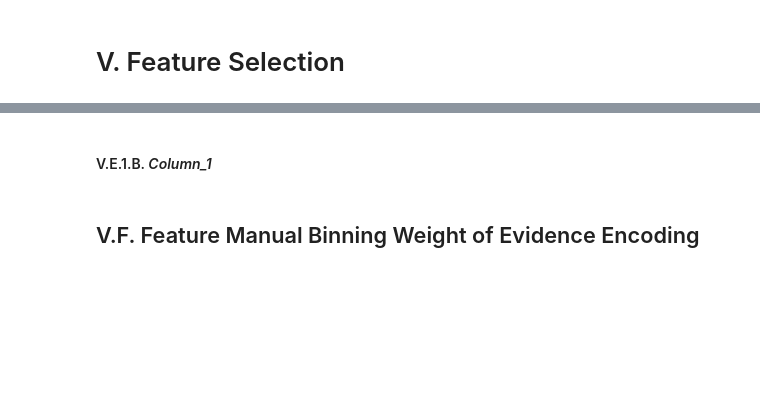
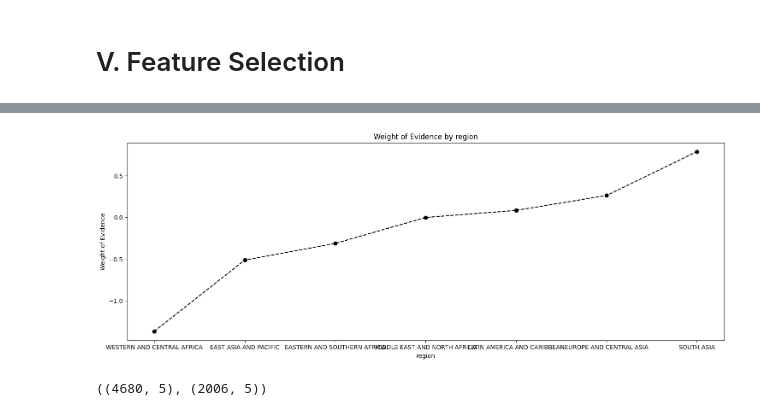
Before and after one commit to hardefarogonondo/IBRD-credit-scorecard-predictive-engine, a Jupyter notebook: notebooks/3_feature_engineering/feature_engineering.ipynb, the cells around one changed output, grey strips where cells are left out. Cells and saved outputs as stored; diff of their text form; code cells hidden in the pictures; blank space fills up the shorter version.

```diff
--- a/notebooks/3_feature_engineering/feature_engineering.ipynb
+++ b/notebooks/3_feature_engineering/feature_engineering.ipynb
@@ -160,0 +194,4 @@ X_test.head()
+# %%
+X_train = feature_rename(X_train, rename_dict)
+X_test = feature_rename(X_test, rename_dict)
+X_train.shape, X_test.shape
@@ -173,2 +272,17 @@ X_test.info()
 # %% [markdown]
 # V. Feature Selection
+# %%
+feature = list(X_train.columns)
+categorical_feature = ["region", "country", "guarantor", "loan_type"]
+X = X_train[feature]
+y = y_train.values
+selection_criteria = {
+    "iv": {
+        "min": 0.02,
+        "max": 0.5,
+        "strategy": "highest"
+    }
+}
+# %%
+optimal_binning_process = BinningProcess(feature, categorical_variables = categorical_feature, selection_criteria = selection_criteria)
+optimal_binning_process.fit(X, y)
@@ -210,4 +339,3 @@ def plot_by_woe(woe_df, rotation_of_x_axis_labels = 0):
 # %%
-# Categorical Feature
-column_0_woe = woe_analysis(X_train, "column_0", y_train)
-column_0_woe
+region_woe = woe_analysis(X_train, "region", y_train)
+region_woe
@@ -214,4 +351,4 @@ column_0_woe
 # %%
-plot_by_woe(column_0_woe)
+plot_by_woe(region_woe)
+# %% [output]
+[figure, added]
-# %% [markdown]
-#### V.E.1.B. _Column_1_
@@ -226,2 +354,0 @@ plot_by_woe(column_1_woe)
-# %% [markdown]
-## V.F. Feature Manual Binning Weight of Evidence Encoding
@@ -241,0 +361,6 @@ X_test_woe.head()
+# %%
+X_train = regions_binning(X_train)
+X_test = regions_binning(X_test)
+X_train.shape, X_test.shape
+# %% [output]
+((4680, 5), (2006, 5))
```
Also changed, not shown: parts of 89 cells of this notebook.
